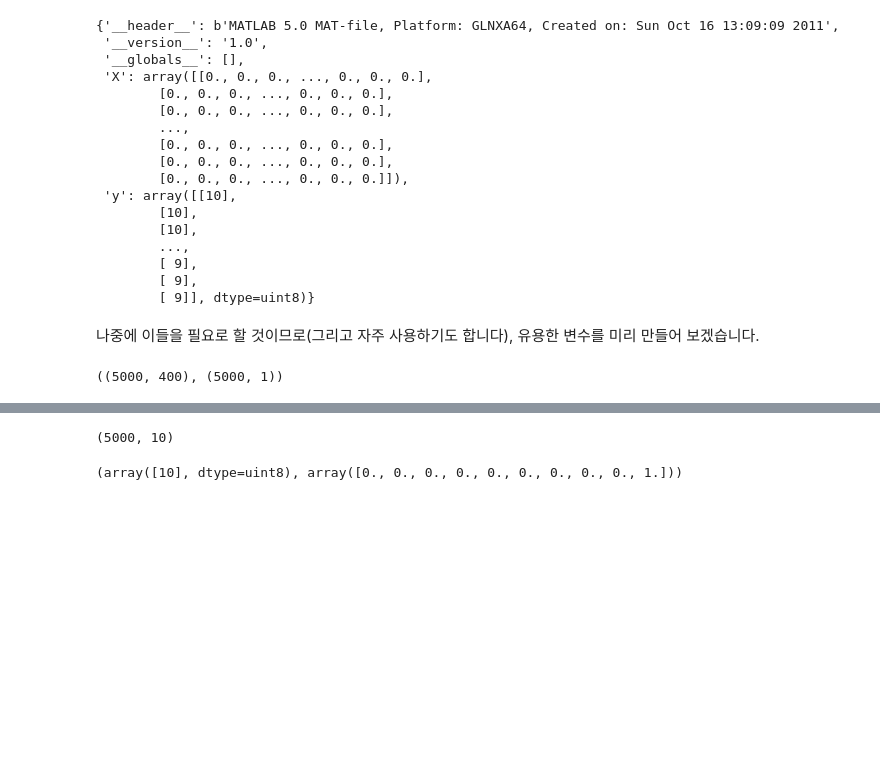
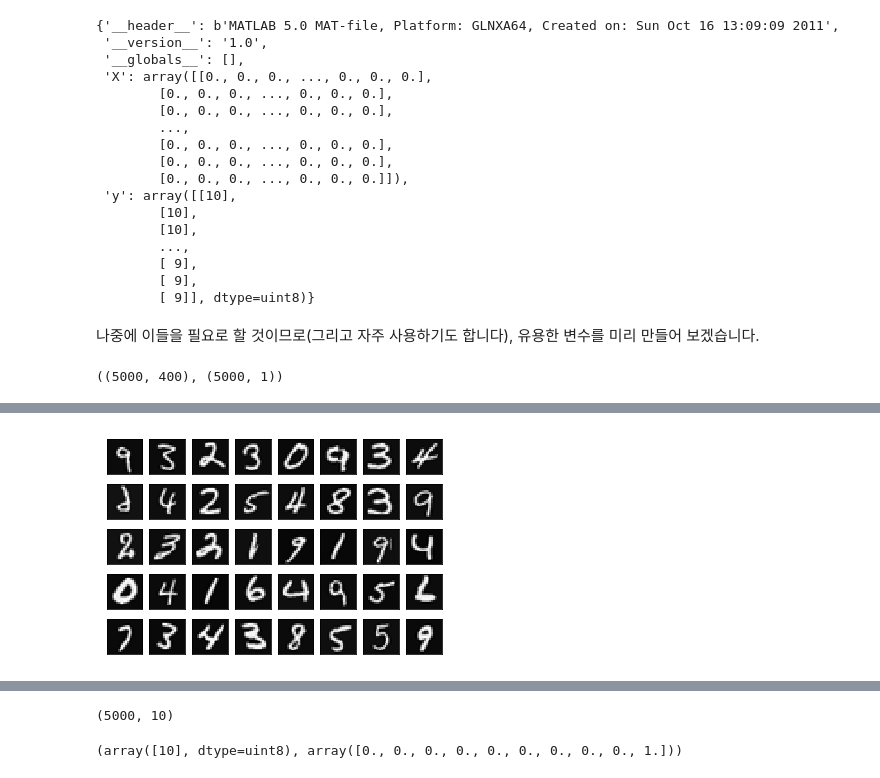
Before and after one commit to junji64/Machine-Learning, a Jupyter notebook: Machine Learning Exercise #4 - Neural Networks.ipynb, the cells around one changed output, grey strips where cells are left out. Saved outputs shown, nothing was run; the diff lists cells and outputs as text; code cells hidden in the pictures; blank space fills up the shorter version.

```diff
--- a/Machine Learning Exercise #4 - Neural Networks.ipynb
+++ b/Machine Learning Exercise #4 - Neural Networks.ipynb
@@ -44,0 +54,13 @@ X.shape, y.shape
+# %%
+select = np.random.randint(5000, size=40)
+
+fig, axs = plt.subplots(5,8,subplot_kw={'xticks': [], 'yticks': []})
+
+for i in np.arange(5):
+    for j in np.arange(8):
+        one = np.matrix(data['X'])[select[i*8+j],:].reshape(20,20)
+        axs[i][j].imshow(one.T, cmap='gray')
+
+plt.show()
+# %% [output]
+[figure, added]
```
Also changed, not shown: parts of 13 cells of this notebook, 5 other files.
